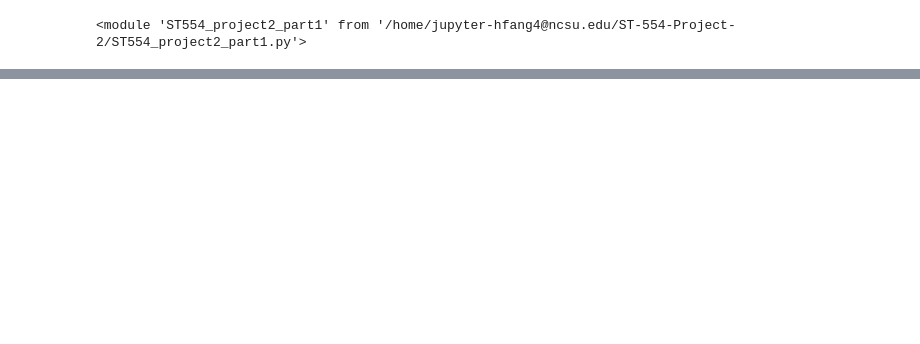
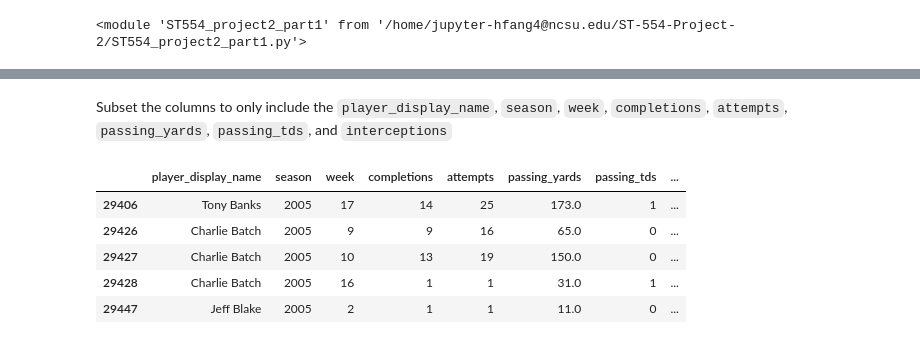
Before and after one commit to fhzhkunming/ST-554-Project-II, a Jupyter notebook: ST554_project2_Hui.ipynb, the cells around one changed output, grey strips where cells are left out. Drawn from its saved outputs; the diff is of its cells as text; code cells hidden in the pictures; blank space fills up the shorter version.

```diff
--- a/ST554_project2_Hui.ipynb
+++ b/ST554_project2_Hui.ipynb
@@ -941,0 +1047,16 @@ importlib.reload(ST554_project2_part1)
+# %% [markdown]
+Subset the columns to only include the `player_display_name`, `season`, `week`, `completions`, `attempts`, `passing_yards`, `passing_tds`, and `interceptions`
+# %%
+# subset the data only include the required columns
+qb_select = qb[["player_display_name", "season", "week",
+     "completions", "attempts", "passing_yards",
+     "passing_tds", "interceptions"]]
+# show the first 5 rows of the selected columns
+qb_select.head()
+# %% [output]
+|  | player_display_name | season | week | completions | attempts | passing_yards | passing_tds | ... |
+| 29406 | Tony Banks | 2005 | 17 | 14 | 25 | 173.0 | 1 | ... |
+| 29426 | Charlie Batch | 2005 | 9 | 9 | 16 | 65.0 | 0 | ... |
+| 29427 | Charlie Batch | 2005 | 10 | 13 | 19 | 150.0 | 0 | ... |
+| 29428 | Charlie Batch | 2005 | 16 | 1 | 1 | 31.0 | 1 | ... |
+| 29447 | Jeff Blake | 2005 | 2 | 1 | 1 | 11.0 | 0 | ... |
```
Also changed, not shown: parts of 40 cells of this notebook.
